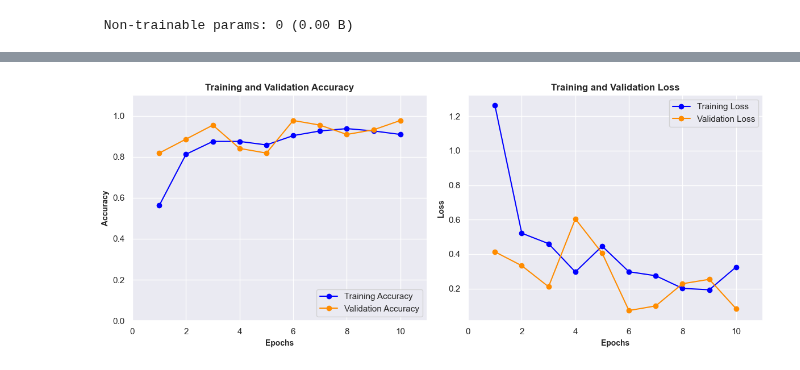
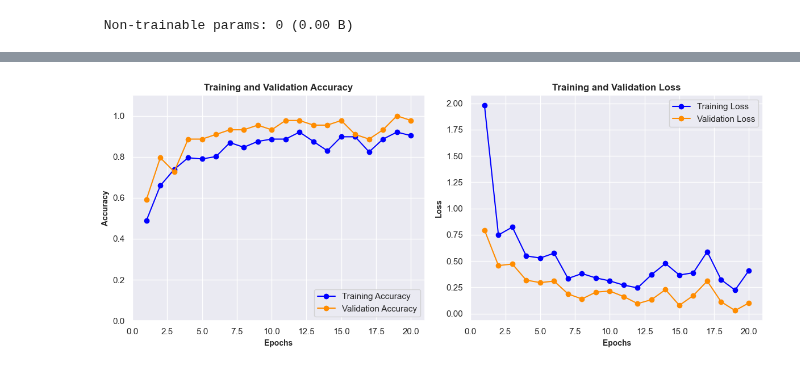
Before and after one commit to Codemelia/ml_ca, a Jupyter notebook: src/Khai/cnn_fruit_classifier.ipynb, the cells around one changed output, grey strips where cells are left out. Drawn from its saved outputs; the diff is of its cells as text; code cells hidden in the pictures.

```diff
--- a/src/Khai/cnn_fruit_classifier.ipynb
+++ b/src/Khai/cnn_fruit_classifier.ipynb
@@ -250,13 +259,13 @@ def display_dataset_shape(df, dataset_name):
             .hide(axis="index")
             )
 # %%
-### Step 3: Loading the Image Data in KERAS
+### Step 4: Loading the Image Data in PyTorch
 
-# Setting the Target Size
-target_width = int(img_T_widths_median) if int(img_T_widths_median) < 224 else int(224)
-target_height = int(img_T_heights_median) if int(img_T_heights_median) < 224 else int(224)
+# Set Target Size (Max 224x224)
+target_width = int(img_T_widths_median) if img_T_widths_median < 224 else 224
+target_height = int(img_T_heights_median) if img_T_heights_median < 224 else 224
 
-# Splitting the Training Data into 80% Training and 20% Validation
+# Split Data (80% Train, 20% Val)
 train_df, val_df = train_test_split(
     class_train_df,
     test_size=0.2,
@@ -267,7 +276,7 @@ train_df, val_df = train_test_split(
 train_df = train_df.reset_index(drop=True)
 val_df = val_df.reset_index(drop=True)
 
-# Define the Resizing and Normalization Pipeline for Both Training and Testing Datasets
+# Define PyTorch Transformations
 train_transforms = transforms.Compose([
     transforms.Resize(256),
     transforms.RandomHorizontalFlip(p=0.5),
@@ -283,17 +292,17 @@ test_transforms = transforms.Compose([
     transforms.ToTensor()
 ])
 
-# Instantiate the Datasets in KERAS
+# Instantiate PyTorch Datasets
 train_dataset = FruitLabeller(train_df, img_train_dir, train_transforms)
 val_dataset = FruitLabeller(val_df, img_train_dir, test_transforms)
 test_dataset = FruitLabeller(class_test_df, img_test_dir, test_transforms)
 
-# Create the DataLoaders
+# Create PyTorch DataLoaders
 train_loader = DataLoader(train_dataset, batch_size=9, shuffle=True)
 val_loader = DataLoader(val_dataset, batch_size=9, shuffle=False)
-test_loader = DataLoader(test_dataset, batch_size=9, shuffle=True)
+test_loader = DataLoader(test_dataset, batch_size=9, shuffle=False)
 
-# Display the Shape of the Respective Datasets
+# Display Dataset Shapes
 display_dataset_shape(train_df, "Training (80%)")
 display_dataset_shape(val_df, "Validation (20%)")
 display_dataset_shape(class_test_df, "Testing")
@@ -461,11 +470,11 @@ model.compile(
     metrics=['accuracy']
 )
 # %%
-### Step 7: Train the Model
+### Step 8: Train the Model
 # Proceed with Training the Model
 history = model.fit(
     train_loader,
     validation_data=val_loader,
-    epochs=10
+    epochs=20
 )
 # %% [output]
@@ -493,5 +500,5 @@ Epoch 10/10
 # %%
-### Step 8: Visualize Training History
+### Step 9: Visualize Training History
 
 # Extract Key Metrics from the History object
 acc = history.history['accuracy']
@@ -500,34 +507,34 @@ loss = history.history['loss']
 val_loss = history.history['val_loss']
 epochs_range = range(1, len(acc) + 1)
 
 sns.set_theme(style='darkgrid')
 plt.figure(figsize=(12, 5))
 
 # Plot Accuracy
 plt.subplot(1, 2, 1)
 plt.plot(epochs_range, acc, label='Training Accuracy', marker='o', color='blue')
 plt.plot(epochs_range, val_acc, label='Validation Accuracy', marker='o', color='darkorange')
 plt.title('Training and Validation Accuracy', fontsize=12, fontweight='bold')
 plt.xlabel('Epochs', fontsize=10, fontweight='bold')
 plt.ylabel('Accuracy', fontsize=10, fontweight='bold')
 plt.legend(loc='lower right')
-plt.xlim(0,11)
+plt.xlim(0,21)
 plt.ylim(0,1.1)
 plt.grid(True)
 
 # Plot Loss
 plt.subplot(1, 2, 2)
 plt.plot(epochs_range, loss, label='Training Loss', marker='o', color='blue')
 plt.plot(epochs_range, val_loss, label='Validation Loss', marker='o', color='darkorange')
 plt.title('Training and Validation Loss', fontsize=12, fontweight='bold')
 plt.xlabel('Epochs', fontsize=10, fontweight='bold')
 plt.ylabel('Loss', fontsize=10, fontweight='bold')
 plt.legend(loc='upper right')
-plt.xlim(0,11)
+plt.xlim(0,21)
 plt.grid(True)
 
 plt.tight_layout()
 plt.show()
 # %% [output]
-[figure, old version]
+[figure, new version]
 # %%
```
Also changed, not shown: parts of 10 cells of this notebook.
